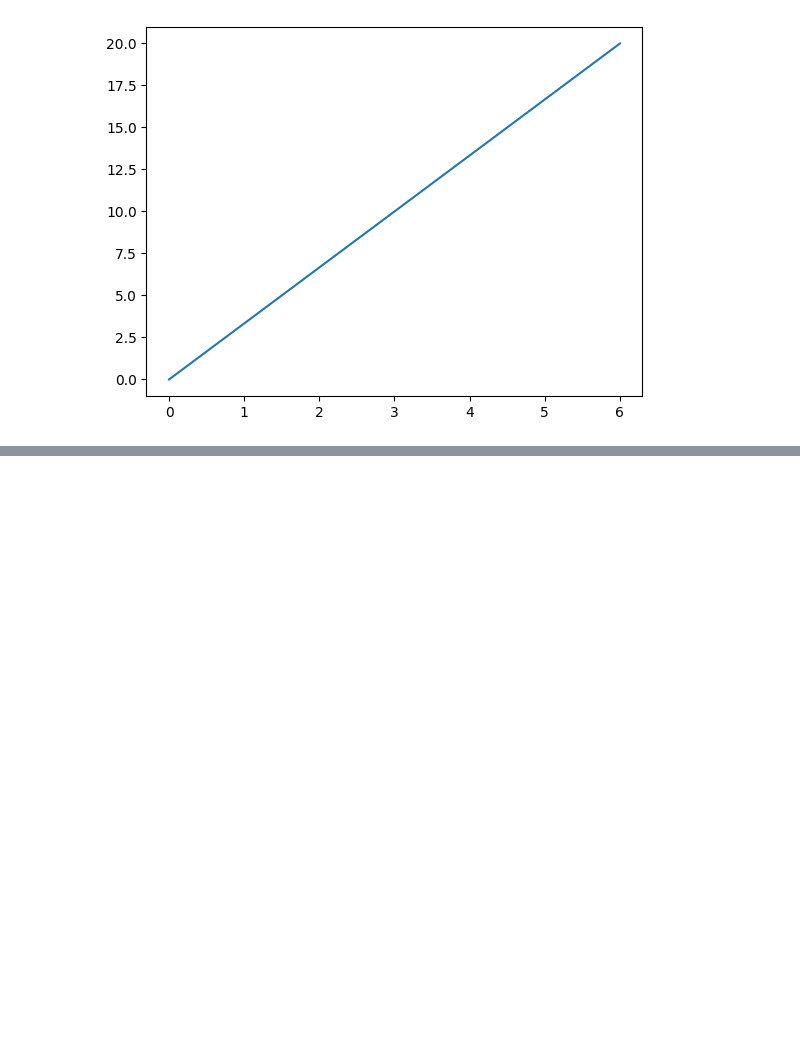
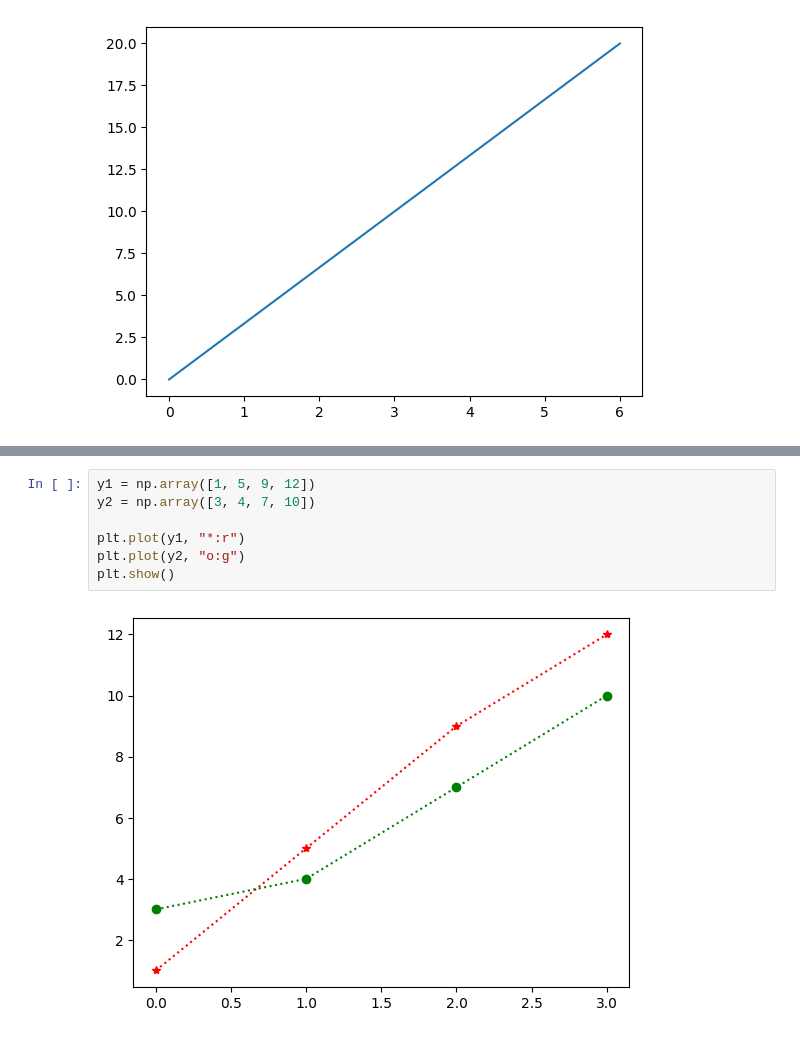
Before and after one commit to celiniebienie/probly, a Jupyter notebook: notebooks/examples/first_matplotlib_experiments.ipynb, the cells around one changed output, grey strips where cells are left out. Drawn from its saved outputs; the diff is of its cells as text; blank space fills up the shorter version.

```diff
--- a/notebooks/examples/first_matplotlib_experiments.ipynb
+++ b/notebooks/examples/first_matplotlib_experiments.ipynb
@@ -11,0 +24,9 @@ plt.show()
+# %%
+y1 = np.array([1, 5, 9, 12])
+y2 = np.array([3, 4, 7, 10])
+
+plt.plot(y1, "*:r")
+plt.plot(y2, "o:g")
+plt.show()
+# %% [output]
+[figure, added]
```
Also changed, not shown: parts of 4 cells of this notebook.
